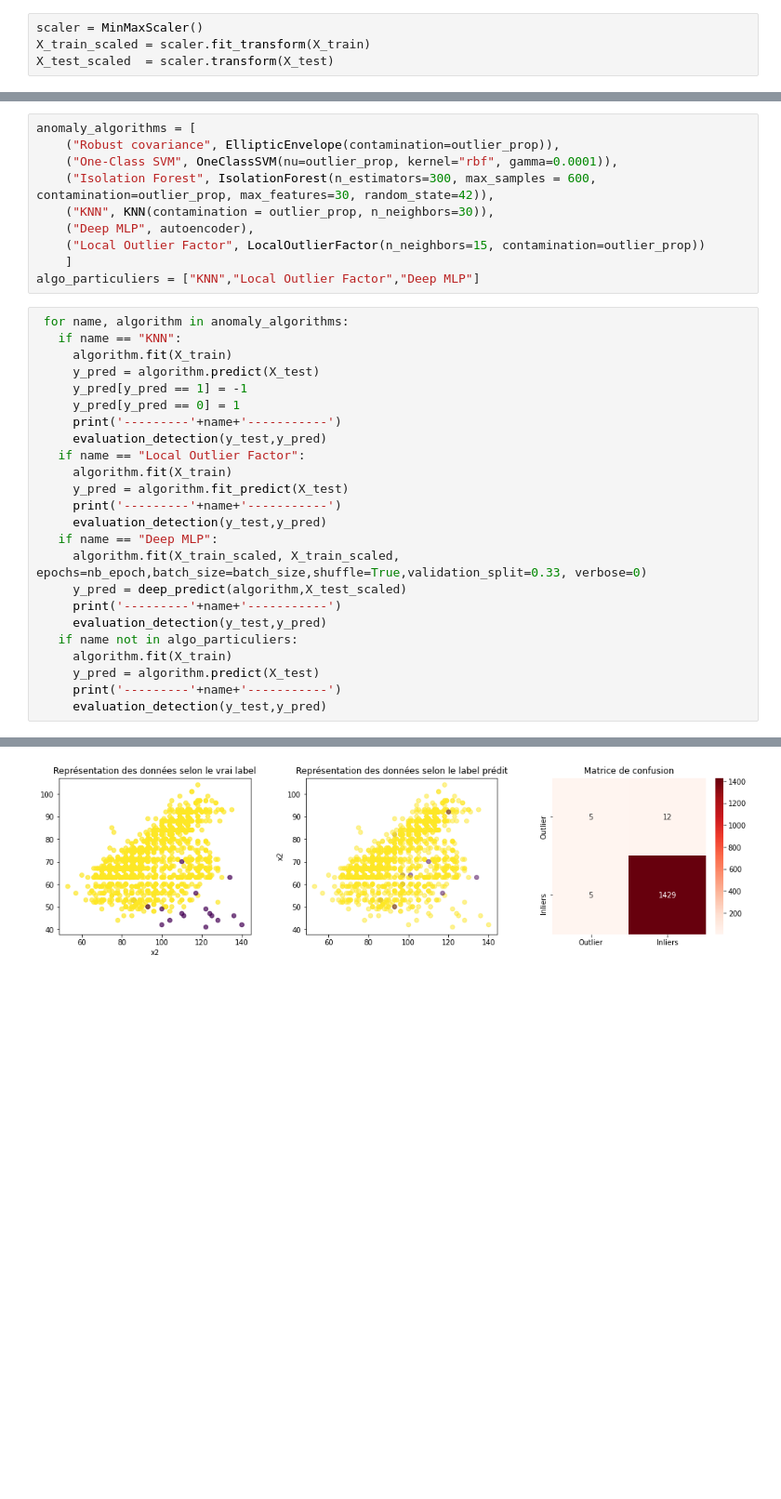
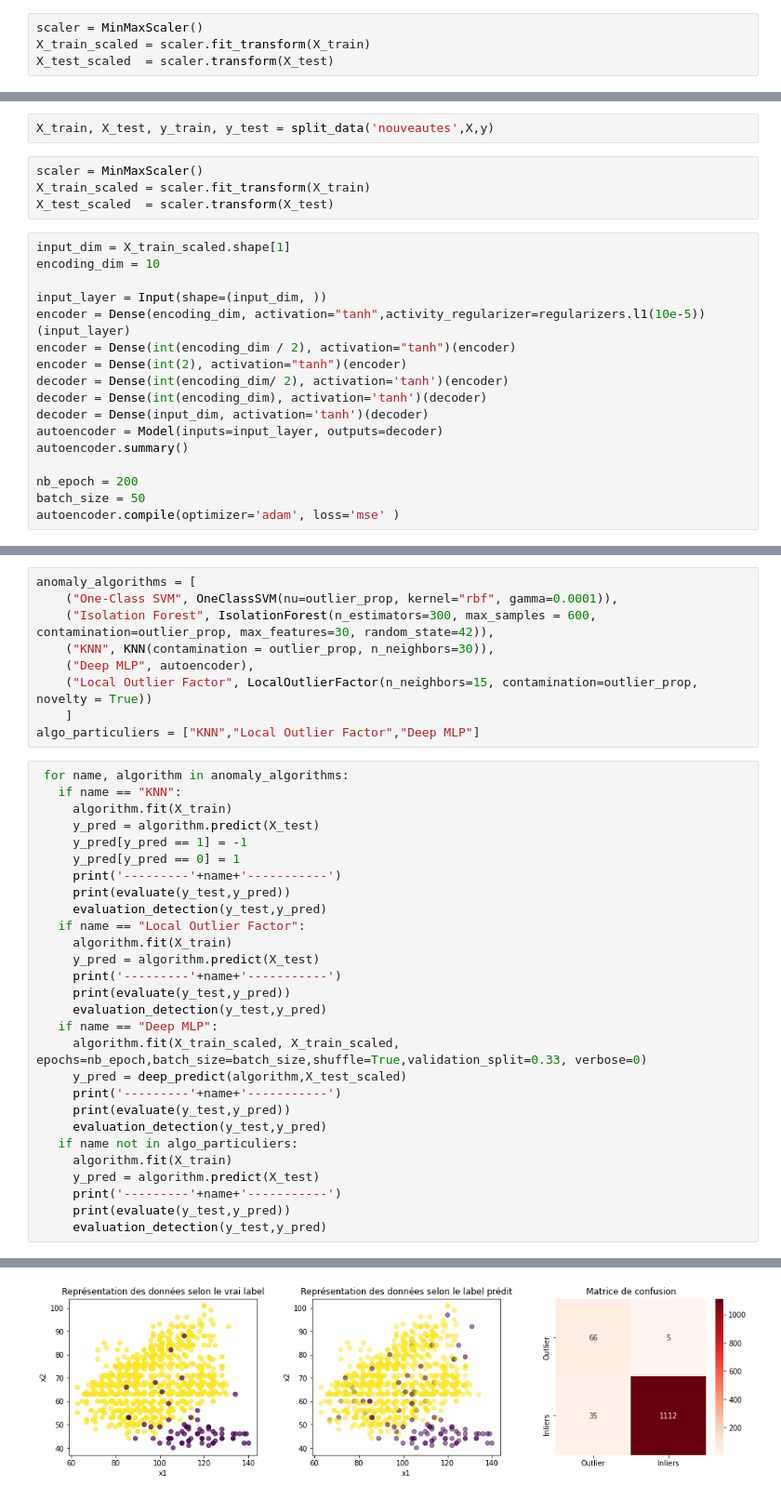
Before and after one commit to Benoitane/Detection-anomalies-et-nouveautes, a Jupyter notebook: TAA.ipynb, the cells around one changed output, grey strips where cells are left out. Shown at 93% size. Drawn from its saved outputs; the diff is of its cells as text; blank space fills up the shorter version.

```diff
--- a/TAA.ipynb
+++ b/TAA.ipynb
@@ -166,0 +287,23 @@ _________________________________________________________________
+# %%
+X_train, X_test, y_train, y_test = split_data('nouveautes',X,y)
+# %%
+scaler = MinMaxScaler()
+X_train_scaled = scaler.fit_transform(X_train)
+X_test_scaled  = scaler.transform(X_test)
+# %%
+input_dim = X_train_scaled.shape[1]
+encoding_dim = 10
+
+input_layer = Input(shape=(input_dim, ))
+encoder = Dense(encoding_dim, activation="tanh",activity_regularizer=regularizers.l1(10e-5))(input_layer)
+encoder = Dense(int(encoding_dim / 2), activation="tanh")(encoder)
+encoder = Dense(int(2), activation="tanh")(encoder)
+decoder = Dense(int(encoding_dim/ 2), activation='tanh')(encoder)
+decoder = Dense(int(encoding_dim), activation='tanh')(decoder)
+decoder = Dense(input_dim, activation='tanh')(decoder)
+autoencoder = Model(inputs=input_layer, outputs=decoder)
+autoencoder.summary()
+
+nb_epoch = 200
+batch_size = 50
+autoencoder.compile(optimizer='adam', loss='mse' )
@@ -167,11 +328,10 @@ _________________________________________________________________
 # %%
 anomaly_algorithms = [
-    ("Robust covariance", EllipticEnvelope(contamination=outlier_prop)),
     ("One-Class SVM", OneClassSVM(nu=outlier_prop, kernel="rbf", gamma=0.0001)),
     ("Isolation Forest", IsolationForest(n_estimators=300, max_samples = 600, contamination=outlier_prop, max_features=30, random_state=42)),
     ("KNN", KNN(contamination = outlier_prop, n_neighbors=30)),
     ("Deep MLP", autoencoder),
-    ("Local Outlier Factor", LocalOutlierFactor(n_neighbors=15, contamination=outlier_prop))
+    ("Local Outlier Factor", LocalOutlierFactor(n_neighbors=15, contamination=outlier_prop, novelty = True))
     ]
 algo_particuliers = ["KNN","Local Outlier Factor","Deep MLP"]
 # %%
@@ -182,20 +342,24 @@ algo_particuliers = ["KNN","Local Outlier Factor","Deep MLP"]
      y_pred[y_pred == 1] = -1
      y_pred[y_pred == 0] = 1
      print('---------'+name+'-----------')
+     print(evaluate(y_test,y_pred))
      evaluation_detection(y_test,y_pred)
    if name == "Local Outlier Factor":
      algorithm.fit(X_train)
-     y_pred = algorithm.fit_predict(X_test)
+     y_pred = algorithm.predict(X_test)
      print('---------'+name+'-----------')
+     print(evaluate(y_test,y_pred))
      evaluation_detection(y_test,y_pred)
    if name == "Deep MLP":
      algorithm.fit(X_train_scaled, X_train_scaled, epochs=nb_epoch,batch_size=batch_size,shuffle=True,validation_split=0.33, verbose=0)
      y_pred = deep_predict(algorithm,X_test_scaled)
      print('---------'+name+'-----------')
+     print(evaluate(y_test,y_pred))
      evaluation_detection(y_test,y_pred)
    if name not in algo_particuliers:
      algorithm.fit(X_train)
      y_pred = algorithm.predict(X_test)
      print('---------'+name+'-----------')
+     print(evaluate(y_test,y_pred))
      evaluation_detection(y_test,y_pred)
 # %% [output]
@@ -211 +385 @@ algo_particuliers = ["KNN","Local Outlier Factor","Deep MLP"]
-[figure, old version]
+[figure, new version]
```
Also changed, not shown: parts of 16 cells of this notebook.
